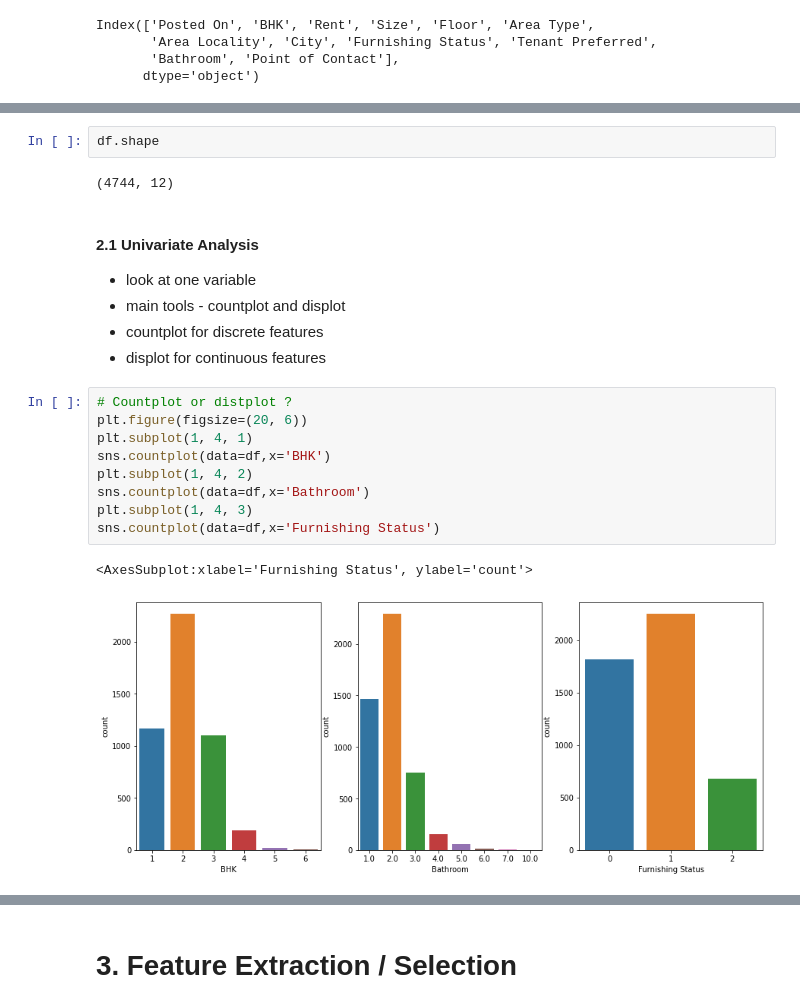
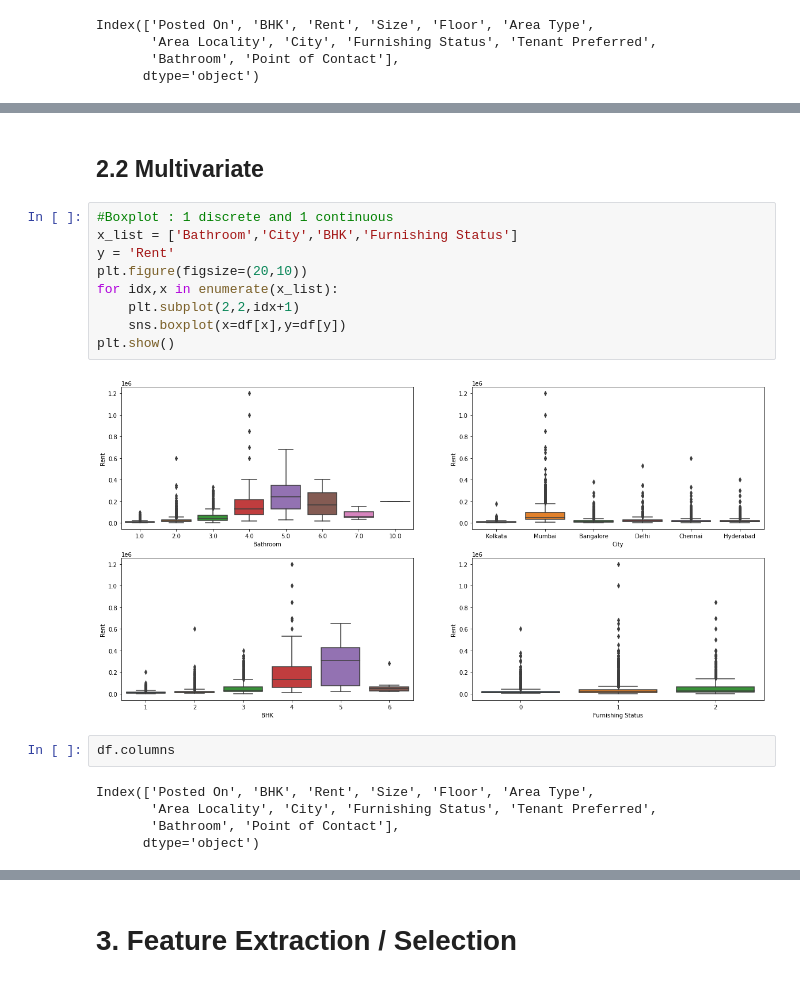
Before and after one commit to guntsvzz/Kiddeelab, a Jupyter notebook: GeneralPython2/CaseStudy1_House_Rent.ipynb, the cells around one changed output, grey strips where cells are left out. Saved outputs shown, nothing was run; the diff lists cells and outputs as text.

```diff
--- a/GeneralPython2/CaseStudy1_House_Rent.ipynb
+++ b/GeneralPython2/CaseStudy1_House_Rent.ipynb
@@ -172,22 +192,20 @@ df.drop((np.where(df['Rent']>1000000)[0]).tolist(), axis=0, inplace=True)
+# %% [markdown]
+## 2.2 Multivariate
+# %%
+#Boxplot : 1 discrete and 1 continuous
+x_list = ['Bathroom','City','BHK','Furnishing Status']
+y = 'Rent'
+plt.figure(figsize=(20,10))
+for idx,x in enumerate(x_list):
+    plt.subplot(2,2,idx+1)
+    sns.boxplot(x=df[x],y=df[y])
+plt.show()
+# %% [output]
+[figure, added]
 # %%
-df.shape
+df.columns
 # %% [output]
-(4744, 12)
+Index(['Posted On', 'BHK', 'Rent', 'Size', 'Floor', 'Area Type',
+       'Area Locality', 'City', 'Furnishing Status', 'Tenant Preferred',
+       'Bathroom', 'Point of Contact'],
+      dtype='object')
-# %% [markdown]
-#### 2.1 Univariate Analysis
-- look at one variable
-- main tools - countplot and displot
-- countplot for discrete features
-- displot for continuous features
-# %%
-# Countplot or distplot ?
-plt.figure(figsize=(20, 6))
-plt.subplot(1, 4, 1)
-sns.countplot(data=df,x='BHK')
-plt.subplot(1, 4, 2)
-sns.countplot(data=df,x='Bathroom')
-plt.subplot(1, 4, 3)
-sns.countplot(data=df,x='Furnishing Status')
-# %% [output]
-<AxesSubplot:xlabel='Furnishing Status', ylabel='count'>
-[figure, removed]
```
Also changed, not shown: parts of 59 cells of this notebook.
